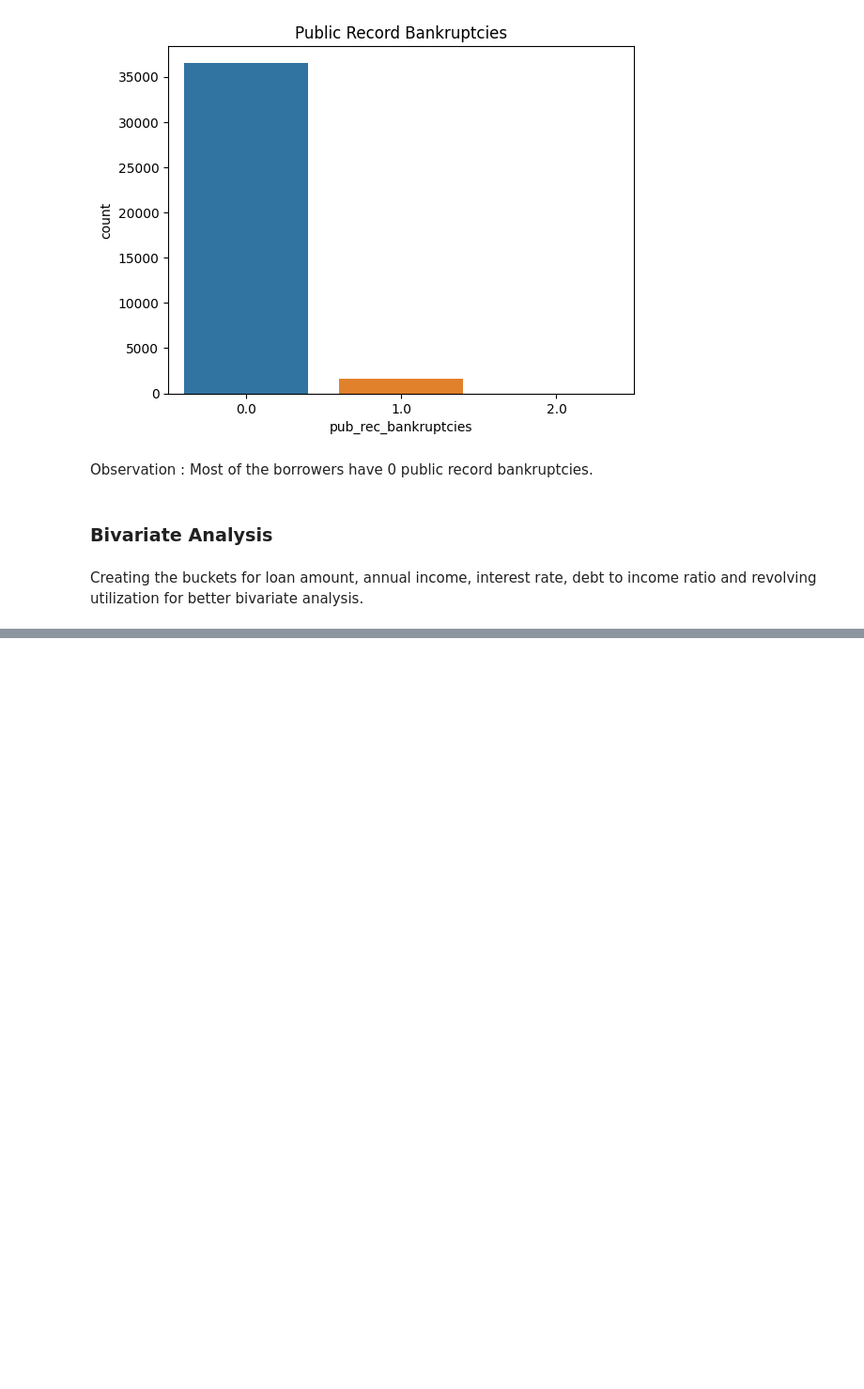
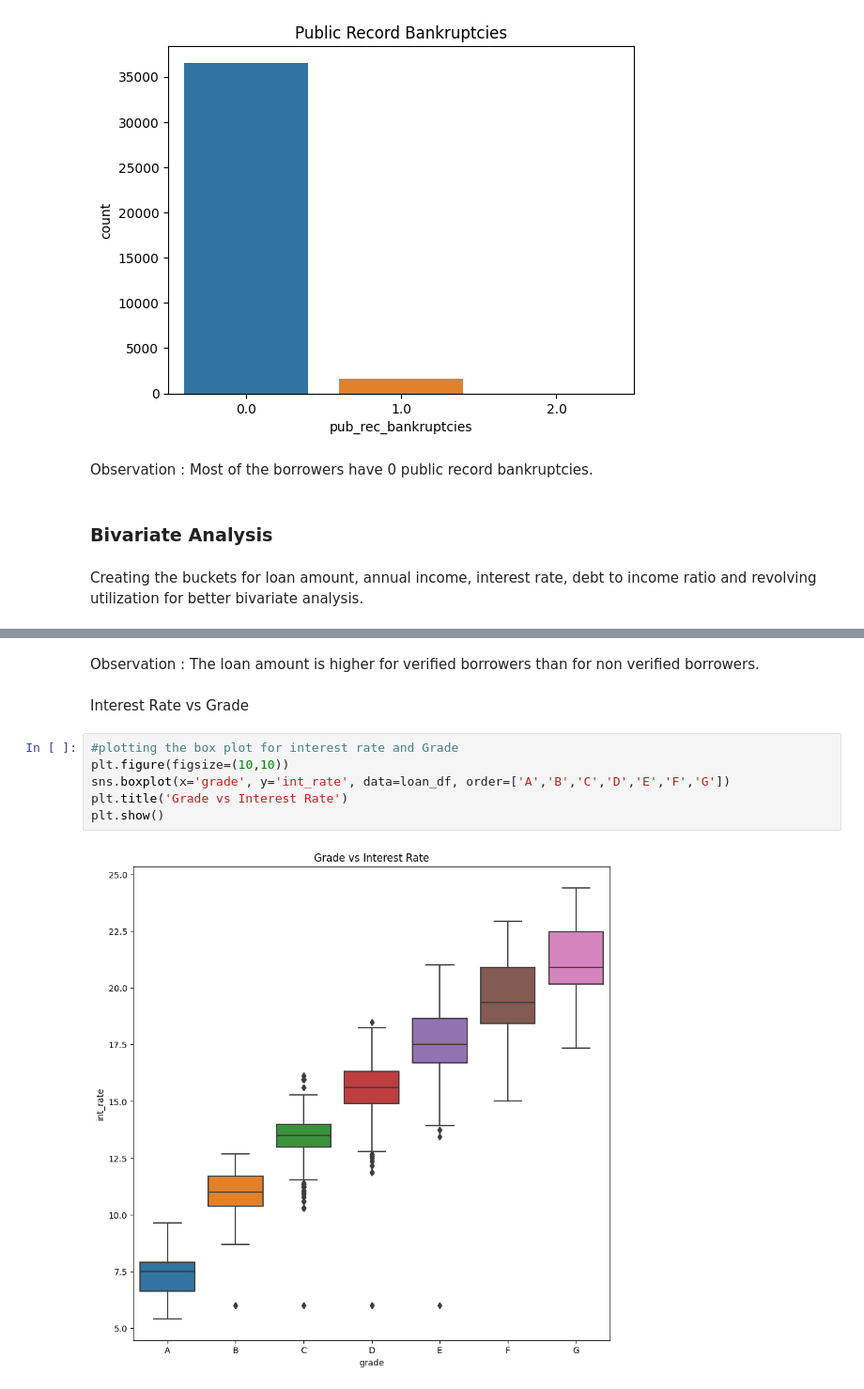
Before and after one commit to robinsonrajan/Case-Study, a Jupyter notebook: Lending Club/Robinson_Rajan.ipynb, the cells around one changed output, grey strips where cells are left out. Shown at 94% size. Cells and saved outputs as stored; diff of their text form; blank space fills up the shorter version.

```diff
--- a/Lending Club/Robinson_Rajan.ipynb
+++ b/Lending Club/Robinson_Rajan.ipynb
@@ -723,0 +759,12 @@ loan_df['revol_util_bin'] = pd.cut(loan_df['revol_util'], bins=[0, 20, 40, 60, 8
+# %% [markdown]
+Observation : The loan amount is higher for verified borrowers than for non verified borrowers.
+# %% [markdown]
+Interest Rate vs Grade
+# %%
+#plotting the box plot for interest rate and Grade
+plt.figure(figsize=(10,10))
+sns.boxplot(x='grade', y='int_rate', data=loan_df, order=['A','B','C','D','E','F','G'])
+plt.title('Grade vs Interest Rate')
+plt.show()
+# %% [output]
+[figure, added]
```
Also changed, not shown: parts of 85 cells of this notebook.
